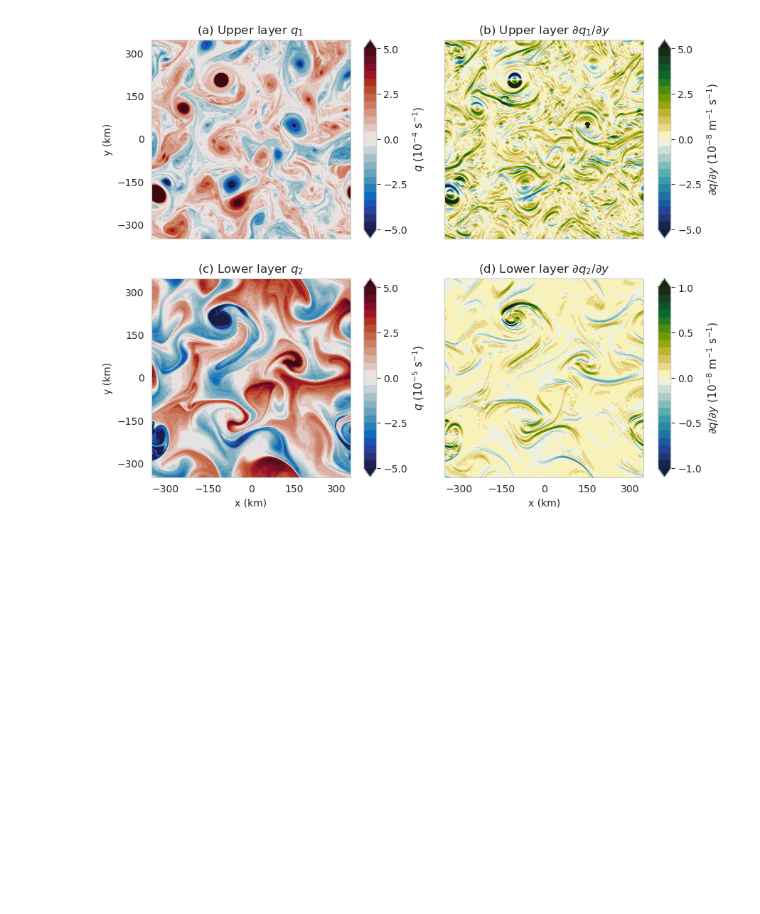
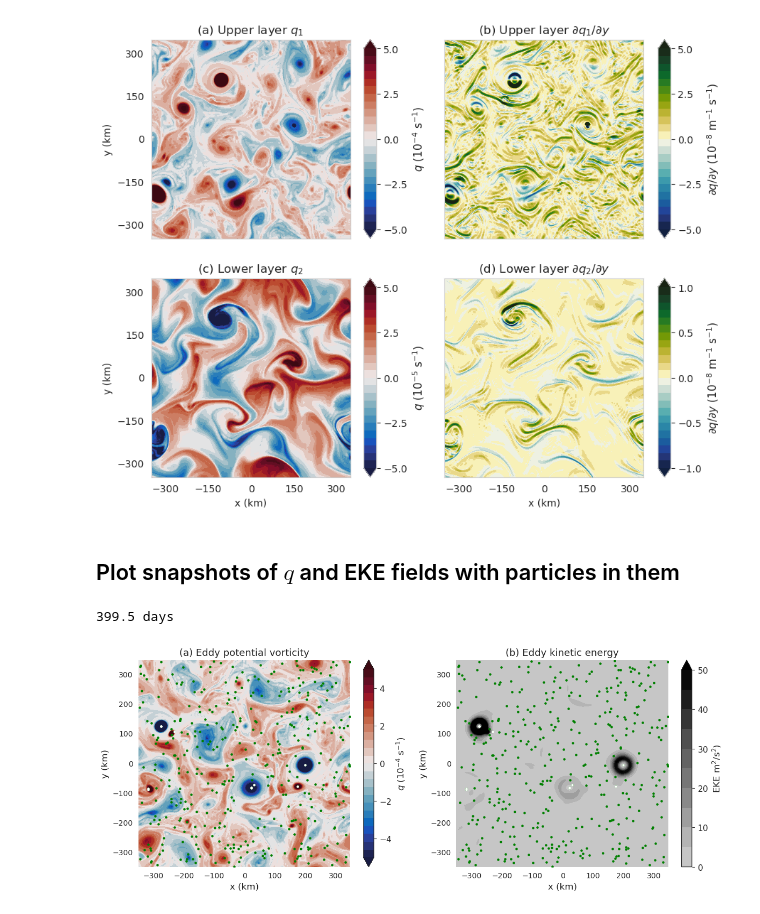
Before and after one commit to MiriamSterl/TwoLayerSlopeSimulations, a Jupyter notebook: plot_q_psi_snapshots.ipynb, the cells around one changed output. Drawn from its saved outputs; the diff is of its cells as text; code cells hidden in the pictures; blank space fills up the shorter version.

Commit message:
Computing & plotting snapshots

```diff
--- a/plot_q_psi_snapshots.ipynb
+++ b/plot_q_psi_snapshots.ipynb
@@ -182,3 +185,5 @@ plt.subplots_adjust(hspace=0.2,wspace=0.45)
 plt.show()
 # %% [output]
 [figure]
+# %% [markdown]
+## Plot snapshots of $q$ and EKE fields with particles in them
@@ -184,0 +243,62 @@ plt.show()
+# %%
+data1 = xr.open_zarr('../../Results/Results_Parcels/SmallLd/simulation_s'+slope+'_strongmu_field'+field
+                        +'_advection_layer1_run'+run+'_1hr12hr.zarr',decode_timedelta=True)
+t = (data1['time'].values[0,0:801] / np.timedelta64(1,'s')).astype(int)
+t = t - t[0]
+lon1 = data1['lon'].values[:,0:801]
+lat1 = data1['lat'].values[:,0:801]
+
+time_offset = int(int(run)*30*86400/(12*3600))
+# %%
+# interpolate q to particle locations
+interp_func = RegularGridInterpolator((y,x),qlayer_last)
+points = np.column_stack((lat1[:,-1], lon1[:,-1]))
+q_interp = interp_func(points)
+
+# identify particles with anomalously high q values (i.e., more than 2 standard deviations from the mean); these are filtered
+mean_q = np.nanmean(qlayer_last)
+std_q = np.nanstd(qlayer_last)
+deviation = np.abs(q_interp - mean_q)
+anom = np.where(deviation > 2.5*std_q)
+# %%
+sns.set_style('white')
+i = 799
+print(t[i]/86400, 'days')
+
+def truncate_colormap(cmap, minval=0.0, maxval=1.0, n=256):
+    new_cmap = LinearSegmentedColormap.from_list(
+        f'trunc({cmap.name},{minval:.2f},{maxval:.2f})',
+        cmap(np.linspace(minval, maxval, n))
+    )
+    return new_cmap
+cmap_grey = truncate_colormap(plt.get_cmap("Greys"), 0.3, 1.0)
+
+fig, (ax1,ax2) = plt.subplots(1,2,figsize=(14,5))
+caxf1 = ax1.contourf(x/1e3,y/1e3,q[i+time_offset,0,:,:],cmap='cmo.balance',extend='both',levels=np.linspace(-5e-4,5e-4,25))#,alpha=0.7)
+cbar1 = fig.colorbar(caxf1,ax=ax1,ticks= [-4e-4,-2e-4,0,2e-4,4e-4])
+cbar1.ax.set_yticklabels([r'$-4$', r'$-2$', r'$0$', r'$2$', r'$4$'],fontsize=11)
+cbar1.set_label(r'$q$ ($10^{-4}$ s$^{-1}$)',fontsize=12)
+ax1.scatter(lon1[:,i]/1e3,lat1[:,i]/1e3,s=5,c='g',zorder=10)
+ax1.scatter(lon1[anom,i]/1e3,lat1[anom,i]/1e3,s=5,c='white',zorder=10)
+ax1.set_title('(a) Eddy potential vorticity',fontsize=13)
+
+caxf2 = ax2.contourf(x/1e3,y/1e3,eke[i+time_offset,0,:,:],cmap=cmap_grey,extend='max',levels=np.arange(0,51,5))
+cbar2 = fig.colorbar(caxf2,ax=ax2, ticks = [0,10,20,30,40,50])
+cbar2.ax.set_yticklabels([r'$0$', r'$10$', r'$20$', r'$30$', r'$40$', r'$50$'],fontsize=11)
+cbar2.set_label(r'EKE m$^2$/s$^2$)',fontsize=12)
+ax2.scatter(lon1[:,i]/1e3,lat1[:,i]/1e3,s=5,c='g',zorder=10)
+ax2.scatter(lon1[anom,i]/1e3,lat1[anom,i]/1e3,s=5,c='w',zorder=10)
+ax2.set_title('(b) Eddy kinetic energy',fontsize=13)
+
+for ax in [ax1,ax2]:
+    ax.set_xlabel('x (km)',fontsize=12)
+    ax.set_ylabel('y (km)',fontsize=12)
+    ax.spines['top'].set_visible(False)
+    ax.spines['bottom'].set_visible(False)
+    ax.spines['right'].set_visible(False)
+    ax.spines['left'].set_visible(False)
+
+#plt.savefig('../../Figures/particles_in_flow.pdf',bbox_inches='tight')
+# %% [output]
+399.5 days
+[figure, added]
```
Also changed, not shown: parts of 2 cells of this notebook, 1 other file.
